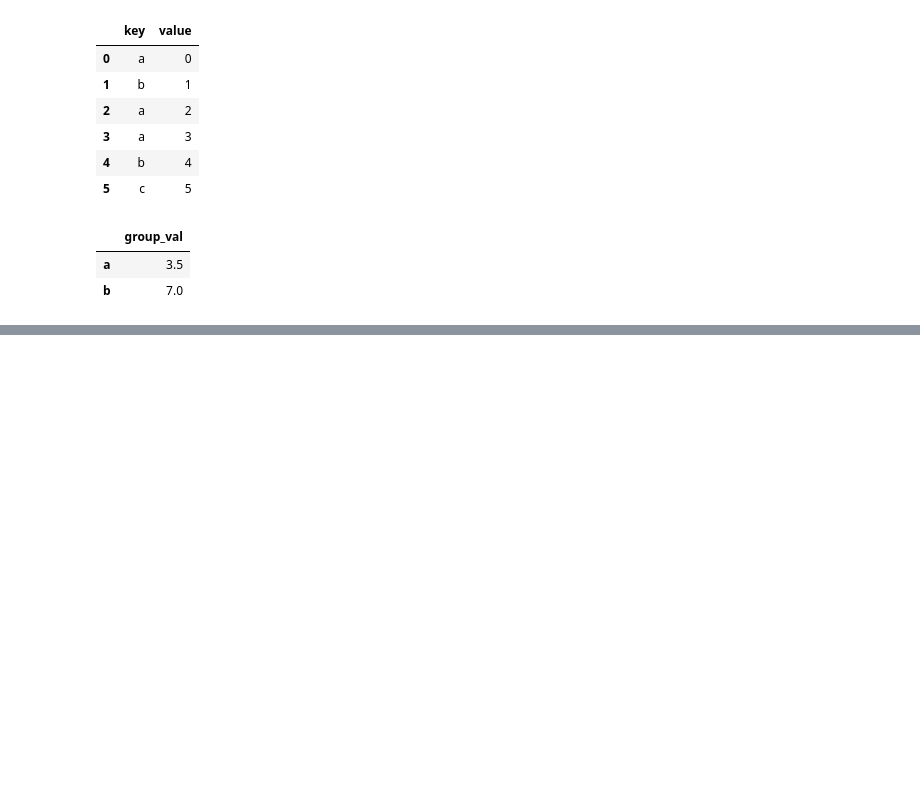
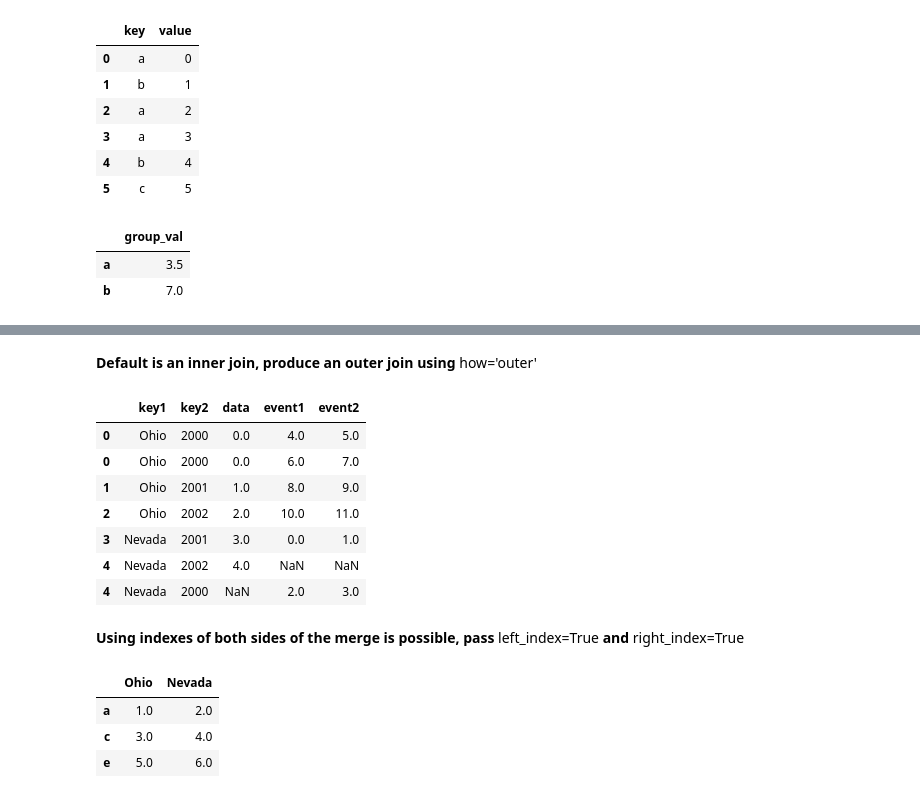
Before and after one commit to lzeng11bc/pandas-practice, a Jupyter notebook: datawrangling.ipynb, the cells around one changed output, grey strips where cells are left out. Cells and saved outputs as stored; diff of their text form; code cells hidden in the pictures; blank space fills up the shorter version.

Commit message:
Add data wrangling file

```diff
--- a/datawrangling.ipynb
+++ b/datawrangling.ipynb
@@ -445,0 +486,22 @@ right1
+# %% [markdown]
+**Default is an inner join, produce an outer join using** how='outer'
+# %%
+pd.merge(lefth,righth,left_on=['key1','key2'],right_index=True,how='outer')
+# %% [output]
+|  | key1 | key2 | data | event1 | event2 |
+| 0 | Ohio | 2000 | 0.0 | 4.0 | 5.0 |
+| 0 | Ohio | 2000 | 0.0 | 6.0 | 7.0 |
+| 1 | Ohio | 2001 | 1.0 | 8.0 | 9.0 |
+| 2 | Ohio | 2002 | 2.0 | 10.0 | 11.0 |
+| 3 | Nevada | 2001 | 3.0 | 0.0 | 1.0 |
+| 4 | Nevada | 2002 | 4.0 | NaN | NaN |
+| 4 | Nevada | 2000 | NaN | 2.0 | 3.0 |
+# %% [markdown]
+**Using indexes of both sides of the merge is possible, pass** left_index=True **and** right_index=True
+# %%
+left2
+# %% [output]
+|  | Ohio | Nevada |
+| a | 1.0 | 2.0 |
+| c | 3.0 | 4.0 |
+| e | 5.0 | 6.0 |
```
Also changed, not shown: parts of 129 cells of this notebook.
